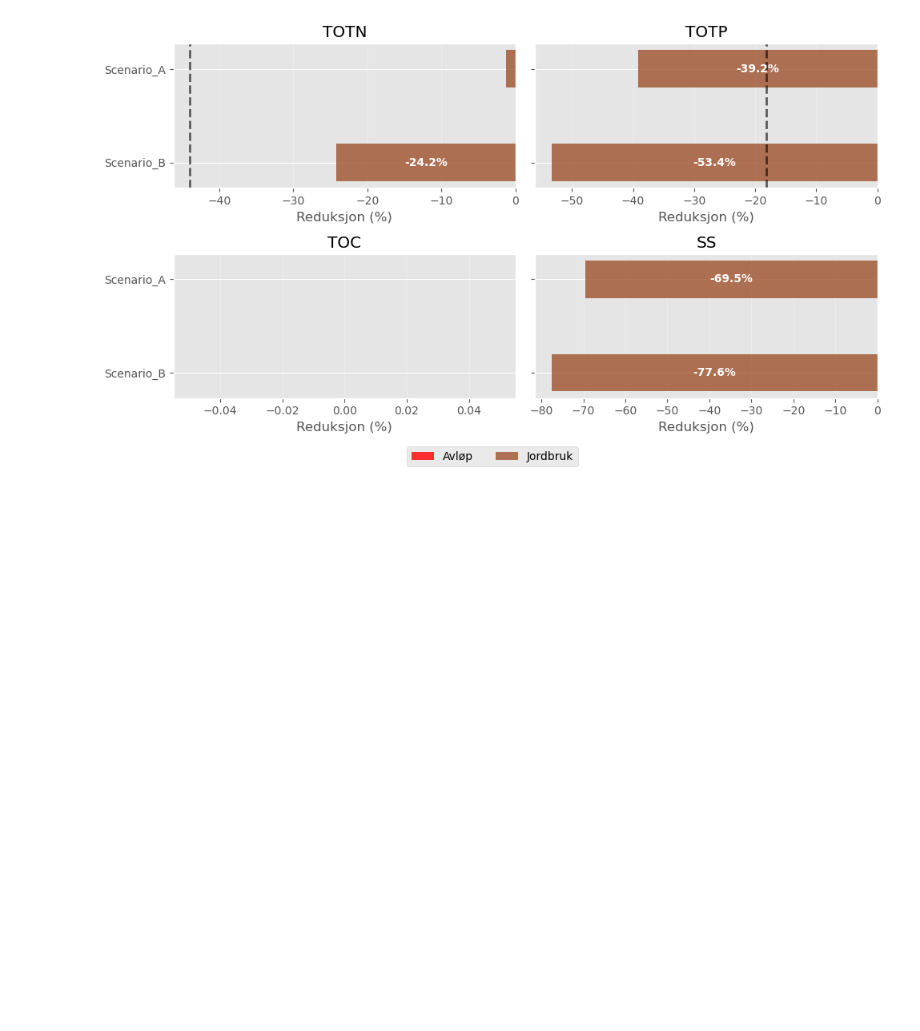
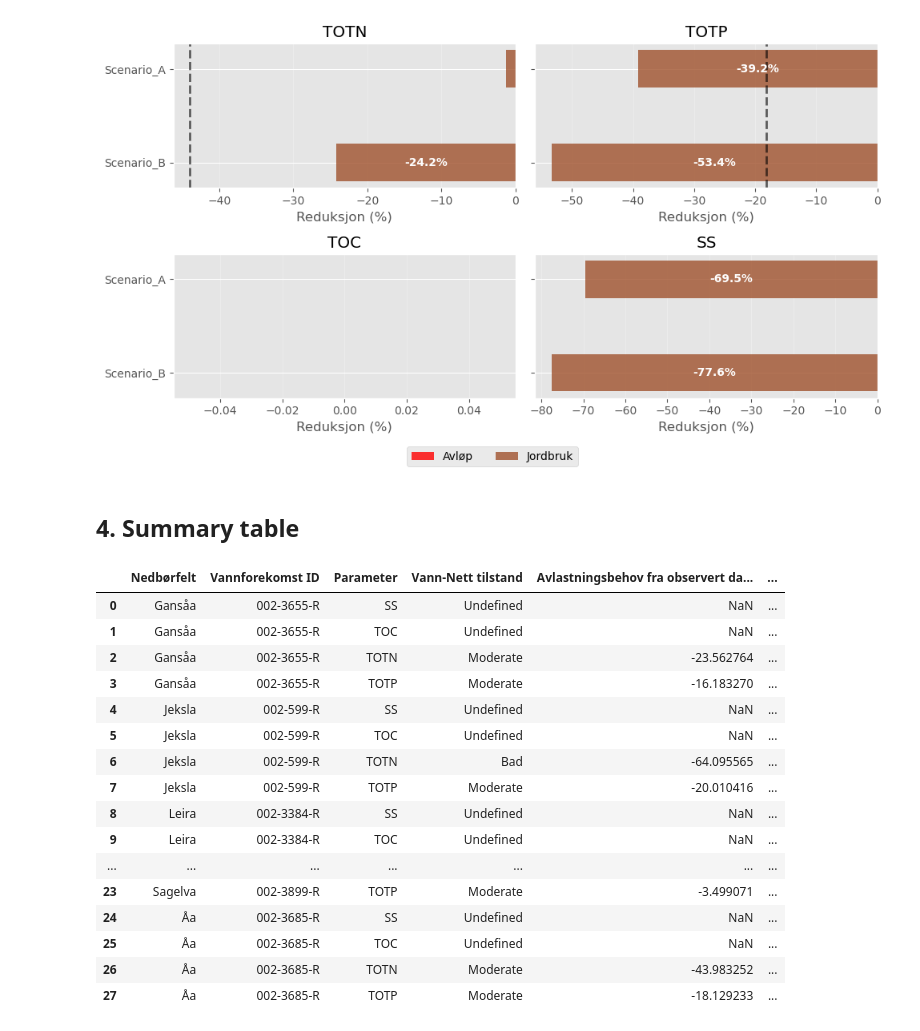
Before and after one commit to NIVANorge/teotil3_lillestrom, a Jupyter notebook: code/09_avlast_scens.ipynb, the cells around one changed output. Saved outputs shown, nothing was run; the diff lists cells and outputs as text; code cells hidden in the pictures; blank space fills up the shorter version.

Commit message:
Add avlast plots for all catchments

```diff
--- a/code/09_avlast_scens.ipynb
+++ b/code/09_avlast_scens.ipynb
@@ -68,6 +68,7 @@ stn_df.head()
 ## 2. Estimate avlastningsbehov
 # %%
 df_list = []
+vn_dict = {}
 for idx, row in stn_df.iterrows():
     cat = row["catchment"]
     reg_id = row["regine"]
@@ -82,6 +83,7 @@ for idx, row in stn_df.iterrows():
         vn_st_yr = vn_par_df.iloc[0]["year_from"]
         vn_end_yr = vn_par_df.iloc[0]["year_to"]
         vn_thresh = vn_par_df.iloc[0]["status_limits"]
+        vn_dict[(cat, par)] = (wb_id, vn_status)
         if isinstance(vn_thresh, str):
             ges_conc = float(vn_thresh.split(";")[1])
         else:
@@ -354,6 +356,7 @@ pct_df = pct_df.melt(
 pct_df[["source", "scenario"]] = pct_df["variable"].str.split("-", expand=True)
 del pct_df["variable"]
 pct_df["scenario"] = pct_df["scenario"].str[:-4]
+tot_pct_df = pct_df.query("source == 'Totalt'").copy()
 pct_df = pct_df.query("source != 'Totalt'")
 # %%
 colour_dict = {
@@ -465,3 +468,75 @@ for catchment in pct_df["catchment"].unique():
 [figure]
 [figure]
 [figure]
+# %% [markdown]
+## 4. Summary table
+# %%
+df = (
+    tot_pct_df[["catchment", "Parameter", "scenario", "Reduksjon (%)"]]
+    .set_index(["catchment", "Parameter", "scenario"])
+    .unstack("scenario")
+)
+df.columns = df.columns.get_level_values(1)
+df = df.reset_index()
+df.columns.name = ""
+
+wb_id_list = []
+status_list = []
+obs_list = []
+mod_list = []
+for idx, row in df.iterrows():
+    cat = row["catchment"]
+    par = row["Parameter"]
+    wb_id, status = vn_dict.get((cat, par), (np.nan, np.nan))
+    av_obs = -1 * avlast_dict.get((cat, par, "Observert"), np.nan)
+    av_mod = -1 * avlast_dict.get((cat, par, "Modellert"), np.nan)
+
+    wb_id_list.append(wb_id)
+    status_list.append(status)
+    obs_list.append(av_obs)
+    mod_list.append(av_mod)
+
+df["wb_id"] = wb_id_list
+df["status"] = status_list
+df["av_obs"] = obs_list
+df["av_mod"] = mod_list
+
+names_dict = {
+    "catchment": "Nedbørfelt",
+    "wb_id": "Vannforekomst ID",
+    "Parameter": "Parameter",
+    "status": "Vann-Nett tilstand",
+    "av_obs": "Avlastningsbehov fra observert data (%)",
+    "av_mod": "Avlastningsbehov fra modellert data (%)",
+    "Scenario_A": "Reduksjon ScA (%)",
+    "Scenario_B": "Reduksjon ScB (%)",
+}
+df = df.rename(columns=names_dict).sort_values(["Nedbørfelt", "Parameter"])
+df = df[names_dict.values()]
+df["Vannforekomst ID"] = df["Vannforekomst ID"].bfill()
+df["Vann-Nett tilstand"] = df["Vann-Nett tilstand"].fillna("Undefined")
+
+
+# Save
+xl_path = r"../data/scenario_summary.xlsx"
+df.to_excel(xl_path, index=False)
+
+df
+# %% [output]
+|  | Nedbørfelt | Vannforekomst ID | Parameter | Vann-Nett tilstand | Avlastningsbehov fra observert da... | ... |
+| 0 | Gansåa | 002-3655-R | SS | Undefined | NaN | ... |
+| 1 | Gansåa | 002-3655-R | TOC | Undefined | NaN | ... |
+| 2 | Gansåa | 002-3655-R | TOTN | Moderate | -23.562764 | ... |
+| 3 | Gansåa | 002-3655-R | TOTP | Moderate | -16.183270 | ... |
+| 4 | Jeksla | 002-599-R | SS | Undefined | NaN | ... |
+| 5 | Jeksla | 002-599-R | TOC | Undefined | NaN | ... |
+| 6 | Jeksla | 002-599-R | TOTN | Bad | -64.095565 | ... |
+| 7 | Jeksla | 002-599-R | TOTP | Moderate | -20.010416 | ... |
+| 8 | Leira | 002-3384-R | SS | Undefined | NaN | ... |
+| 9 | Leira | 002-3384-R | TOC | Undefined | NaN | ... |
+| ... | ... | ... | ... | ... | ... | ... |
+| 23 | Sagelva | 002-3899-R | TOTP | Moderate | -3.499071 | ... |
+| 24 | Åa | 002-3685-R | SS | Undefined | NaN | ... |
+| 25 | Åa | 002-3685-R | TOC | Undefined | NaN | ... |
+| 26 | Åa | 002-3685-R | TOTN | Moderate | -43.983252 | ... |
+| 27 | Åa | 002-3685-R | TOTP | Moderate | -18.129233 | ... |
```
Also changed, not shown: 8 other files.
